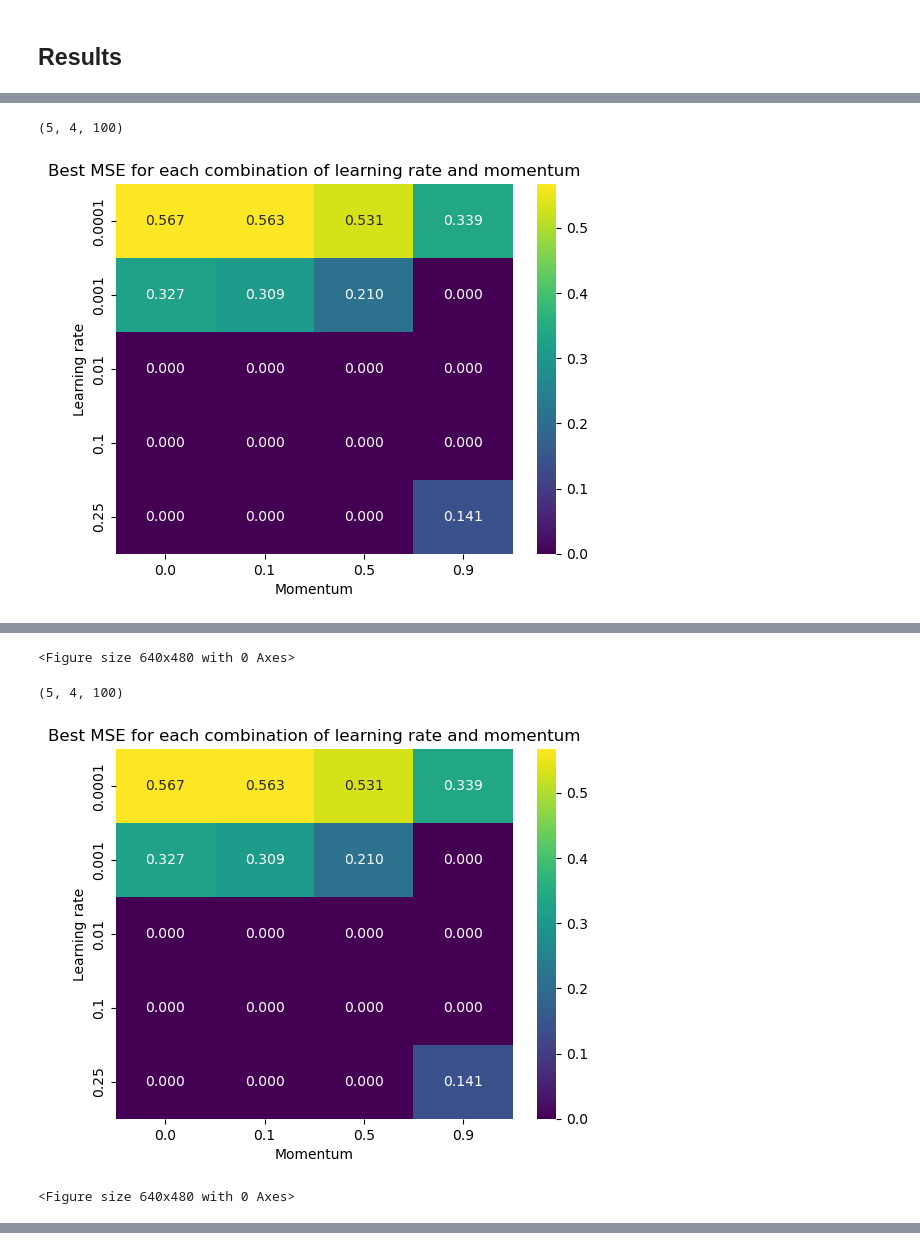
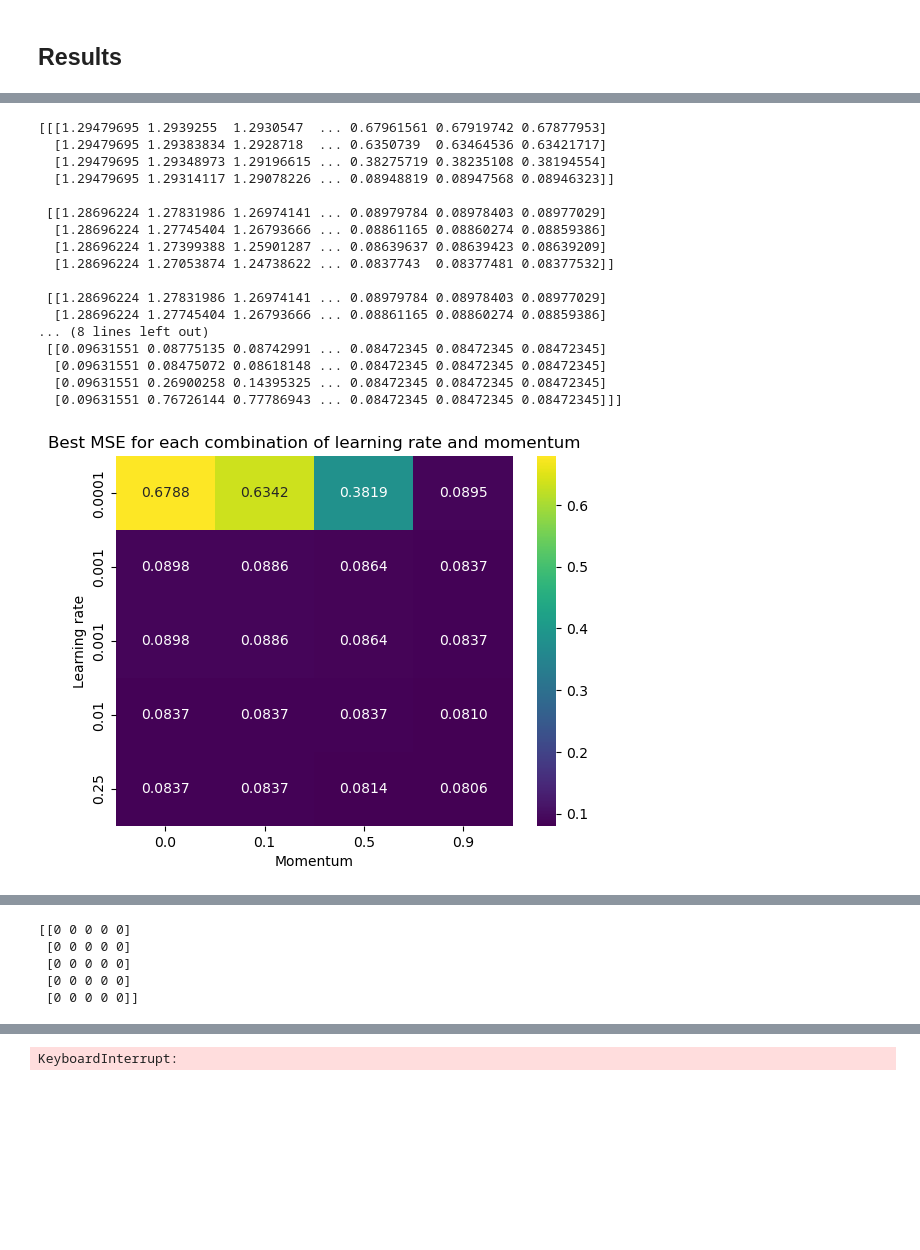
Before and after one commit to bragewiseth/MachineLearningProjects, a Jupyter notebook: weekley_exsercises/week42/solutionweek41-42.ipynb, the cells around one changed output, grey strips where cells are left out. Saved outputs shown, nothing was run; the diff lists cells and outputs as text; code cells hidden in the pictures; blank space fills up the shorter version.

```diff
--- a/weekley_exsercises/week42/solutionweek41-42.ipynb
+++ b/weekley_exsercises/week42/solutionweek41-42.ipynb
@@ -404,35 +415,55 @@ Analytical solution:  0.14980048
 # %%
-from matplotlib.lines import Line2D
 import seaborn as sns
+
+print(scoresSdg)
 
 all_momentum_scores = np.array((scoresSdg , scoresSdgJax ))
 for scores in all_momentum_scores:
-    print(scores.shape)
-    ax = sns.heatmap(np.min(scores,axis=2), annot=True, fmt=".3f", cmap="viridis")
     plt.figure()
+    ax = sns.heatmap(np.min(scores,axis=2), annot=True, fmt=".4f", cmap="viridis")
     ax.set_title("Best MSE for each combination of learning rate and momentum")
     ax.set_xlabel("Momentum")
     ax.set_xticklabels(gammas)
     ax.set_ylabel("Learning rate")
     ax.set_yticklabels(etas)
     plt.show()
 
 
-ax = sns.heatmap(np.min(scoresRidge,axis=(0,3)), annot=True, fmt=".3f", cmap="viridis")
+bestGamma = np.argmin(np.min(scoresRidge,axis=3),axis=1)
+print(bestGamma)
+plt.figure()
+ax = sns.heatmap(np.min(scoresRidge,axis=(1,3)), annot=True, fmt=".4f", cmap="viridis")
 ax.set_title("Best MSE for each combination of learning rate and momentum")
 ax.set_xlabel("Lambda")
 ax.set_xticklabels(alphas)
-ax.set_ylabel("Momentum")
-ax.set_yticklabels(gammas)
+ax.set_ylabel("eta")
+ax.set_yticklabels(etas)
 plt.show()
 
-ax = sns.heatmap(np.min(scoresRidgeJax,axis=(0,3)), annot=True, fmt=".3f", cmap="viridis")
+plt.figure()
+ax = sns.heatmap(np.min(scoresRidgeJax,axis=(1,3)), annot=True, fmt=".4f", cmap="viridis")
 ax.set_title("Best MSE for each combination of learning rate and momentum")
 ax.set_xlabel("Lambda")
 ax.set_xticklabels(alphas)
-ax.set_ylabel("Momentum")
-ax.set_yticklabels(gammas)
+ax.set_ylabel("Eta")
+ax.set_yticklabels(etas)
 plt.show()
 # %% [output]
-(5, 4, 100)
+[[[1.29479695 1.2939255  1.2930547  ... 0.67961561 0.67919742 0.67877953]
+  [1.29479695 1.29383834 1.2928718  ... 0.6350739  0.63464536 0.63421717]
+  [1.29479695 1.29348973 1.29196615 ... 0.38275719 0.38235108 0.38194554]
+  [1.29479695 1.29314117 1.29078226 ... 0.08948819 0.08947568 0.08946323]]
+
+ [[1.28696224 1.27831986 1.26974141 ... 0.08979784 0.08978403 0.08977029]
+  [1.28696224 1.27745404 1.26793666 ... 0.08861165 0.08860274 0.08859386]
+  [1.28696224 1.27399388 1.25901287 ... 0.08639637 0.08639423 0.08639209]
+  [1.28696224 1.27053874 1.24738622 ... 0.0837743  0.08377481 0.08377532]]
+
+ [[1.28696224 1.27831986 1.26974141 ... 0.08979784 0.08978403 0.08977029]
+  [1.28696224 1.27745404 1.26793666 ... 0.08861165 0.08860274 0.08859386]
+... (8 lines left out)
+ [[0.09631551 0.08775135 0.08742991 ... 0.08472345 0.08472345 0.08472345]
+  [0.09631551 0.08475072 0.08618148 ... 0.08472345 0.08472345 0.08472345]
+  [0.09631551 0.26900258 0.14395325 ... 0.08472345 0.08472345 0.08472345]
+  [0.09631551 0.76726144 0.77786943 ... 0.08472345 0.08472345 0.08472345]]]
-[figure, old version]
+[figure, new version]
@@ -439,4 +471,5 @@ plt.show()
-<Figure size 640x480 with 0 Axes>
+[[0 0 0 0 0]
+ [0 0 0 0 0]
+ [0 0 0 0 0]
+ [0 0 0 0 0]
+ [0 0 0 0 0]]
-(5, 4, 100)
-[figure, old version]
-<Figure size 640x480 with 0 Axes>
@@ -445 +478,5 @@ plt.show()
+# %%
+runSTG(batch_size=10)
+# %% [output]
+KeyboardInterrupt:
 # %%
```
Also changed, not shown: parts of 6 cells of this notebook, 2 other files.
